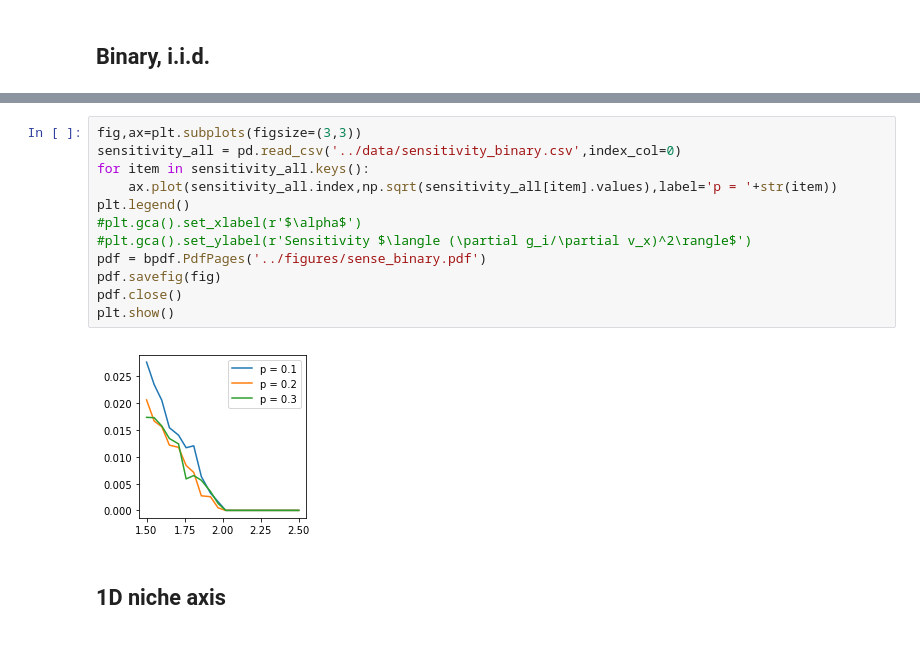
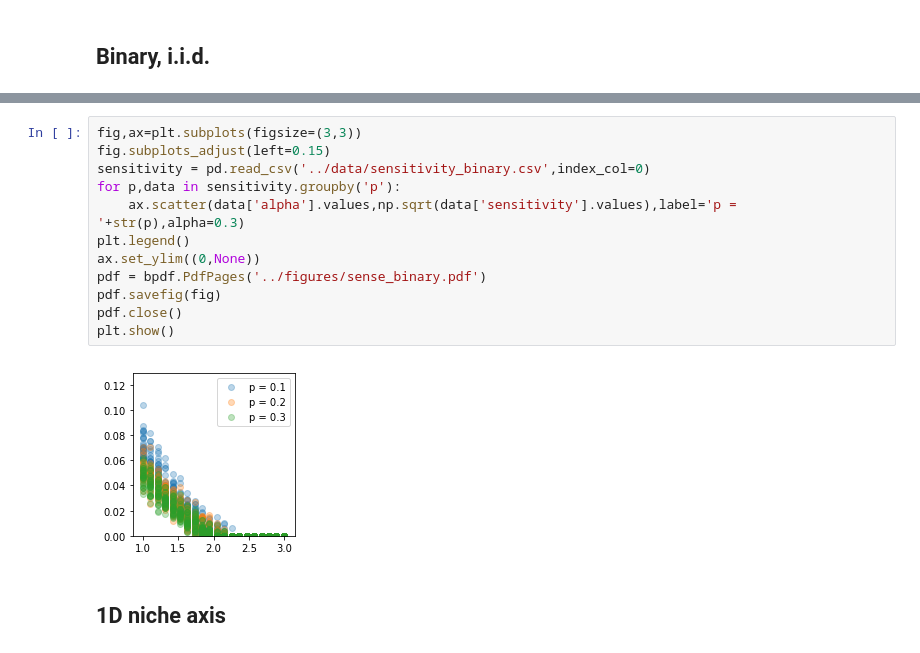
Before and after one commit to Ninjaneer32/immune-svm, a Jupyter notebook: scripts/ImmuneOptimization.ipynb, the cells around one changed output, grey strips where cells are left out. Drawn from its saved outputs; the diff is of its cells as text.

Commit message:
new plots

```diff
--- a/scripts/ImmuneOptimization.ipynb
+++ b/scripts/ImmuneOptimization.ipynb
@@ -279,17 +139,17 @@ plt.show()
 # %%
 fig,ax=plt.subplots(figsize=(3,3))
-sensitivity_all = pd.read_csv('../data/sensitivity_binary.csv',index_col=0)
-for item in sensitivity_all.keys():
-    ax.plot(sensitivity_all.index,np.sqrt(sensitivity_all[item].values),label='p = '+str(item))
+fig.subplots_adjust(left=0.15)
+sensitivity = pd.read_csv('../data/sensitivity_binary.csv',index_col=0)
+for p,data in sensitivity.groupby('p'):
+    ax.scatter(data['alpha'].values,np.sqrt(data['sensitivity'].values),label='p = '+str(p),alpha=0.3)
 plt.legend()
-#plt.gca().set_xlabel(r'$\alpha$')
-#plt.gca().set_ylabel(r'Sensitivity $\langle (\partial g_i/\partial v_x)^2\rangle$')
+ax.set_ylim((0,None))
 pdf = bpdf.PdfPages('../figures/sense_binary.pdf')
 pdf.savefig(fig)
 pdf.close()
 plt.show()
 # %% [output]
-[figure, old version]
+[figure, new version]
 # %% [markdown]
 ## 1D niche axis
 # %% [markdown]
```
Also changed, not shown: parts of 7 cells of this notebook, 9 other files.
